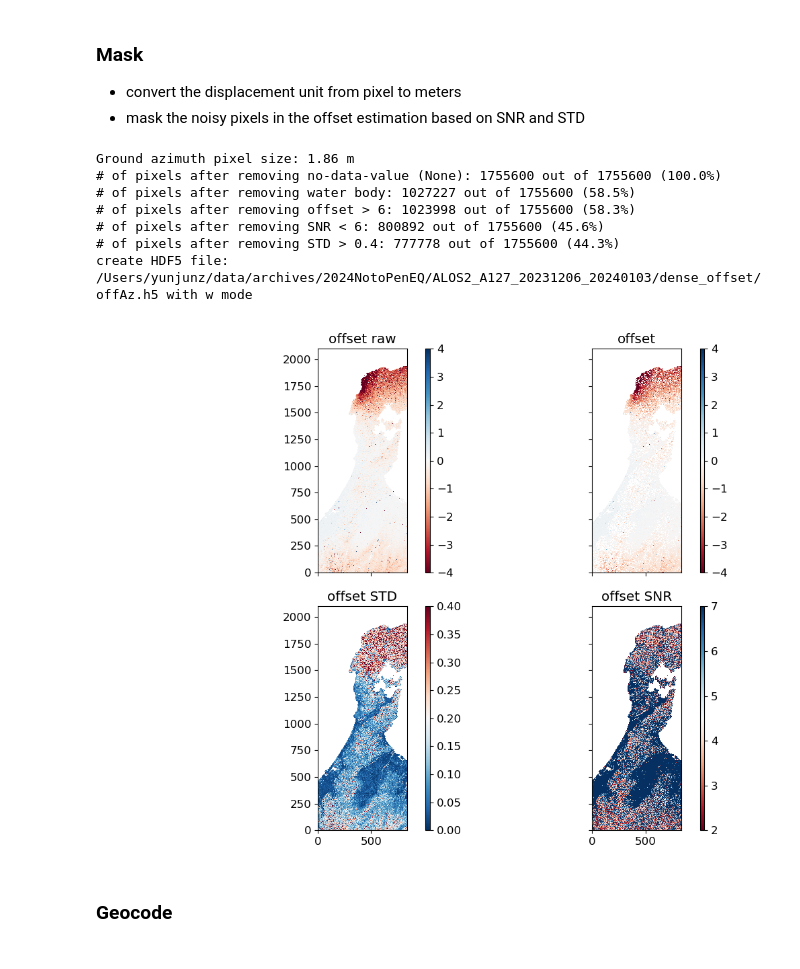
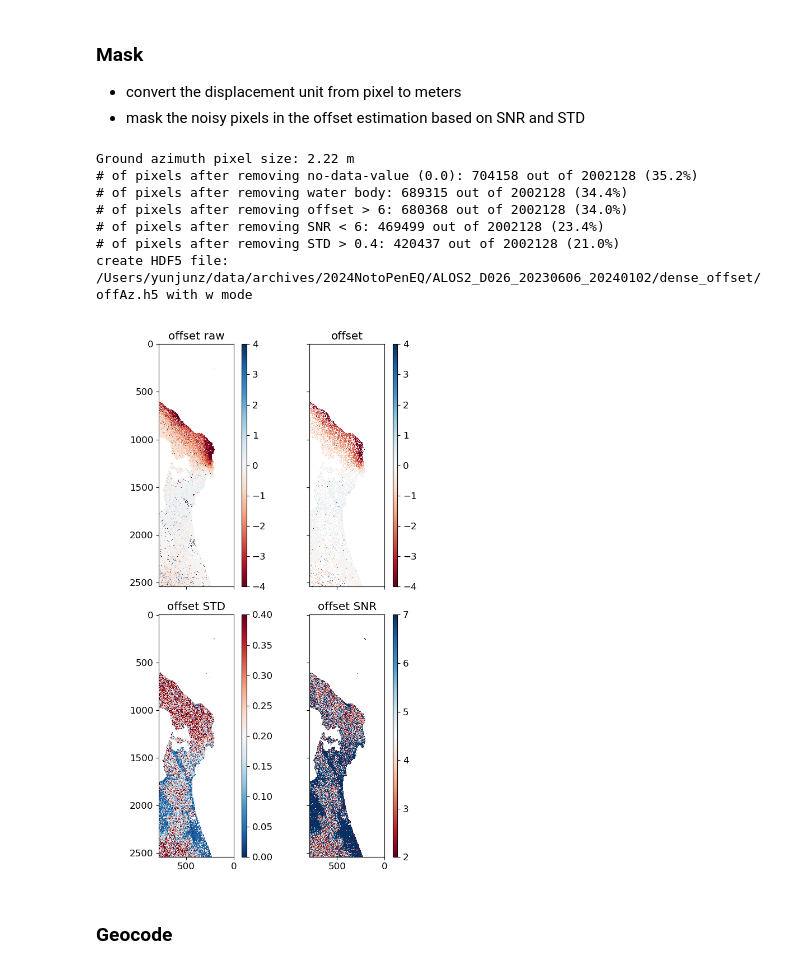
Before and after one commit to yunjunz/2024-Noto-EQ, a Jupyter notebook: prep_alos2_off.ipynb, the cells around one changed output. Saved outputs shown, nothing was run; the diff lists cells and outputs as text; code cells hidden in the pictures.

```diff
--- a/prep_alos2_off.ipynb
+++ b/prep_alos2_off.ipynb
@@ -50,6 +52,10 @@ Go to directory: /Users/yunjunz/data/archives/2024NotoPenEQ/ALOS2_A127_20231206_
 config = {
     'ALOS2_A127_20231206_20240103_RG': {'x_step':32, 'y_step':32, 'max_off':5, 'min_snr':5, 'max_std':0.5},
     'ALOS2_A127_20231206_20240103_AZ': {'x_step':32, 'y_step':32, 'max_off':6, 'min_snr':6, 'max_std':0.4},
+    'ALOS2_D026_20230606_20240102_RG': {'x_step':32, 'y_step':32, 'max_off':5, 'min_snr':5, 'max_std':0.4},
+    'ALOS2_D026_20230606_20240102_AZ': {'x_step':32, 'y_step':32, 'max_off':6, 'min_snr':6, 'max_std':0.4},
+    'ALOS2_A121_20220926_20240101_RG': {'x_step':32, 'y_step':32, 'max_off':5, 'min_snr':5, 'max_std':0.4},
+    'ALOS2_A121_20220926_20240101_AZ': {'x_step':32, 'y_step':32, 'max_off':6, 'min_snr':6, 'max_std':0.4},
 }[ds_name]
 # %%
 # utils functions
@@ -127,5 +130,0 @@ warm up utils functions.
-# %%
-ds_name = 'ALOS2_A121_20220926_20240101'
-date1, date2 = ptime.yymmdd(ds_name.split('_')[-2:])
-off_file = os.path.join(data_dir, ds_name, f'dense_offset/{date1}-{date2}_denseoffset.off')
-view.main(f'{off_file} -v -2 2 --flip-lr --flip-ud --sub-y 550 1050 --zero-mask --noverbose --save'.split())
@@ -135,5 +130,0 @@ view.py /Users/yunjunz/data/archives/2024NotoPenEQ/ALOS2_A121_20220926_20240101/
-# %%
-ds_name = 'ALOS2_D026_20230606_20240102'
-date1, date2 = ptime.yymmdd(ds_name.split('_')[-2:])
-off_file = os.path.join(data_dir, ds_name, f'dense_offset/{date1}-{date2}_denseoffset.off')
-view.main(f'{off_file} -v -3 3 --sub-y 550 1700 --zero-mask --noverbose --save'.split())
@@ -143,5 +130,0 @@ view.py /Users/yunjunz/data/archives/2024NotoPenEQ/ALOS2_D026_20230606_20240102/
-# %%
-ds_name = 'ALOS2_A127_20231206_20240103'
-date1, date2 = ptime.yymmdd(ds_name.split('_')[-2:])
-off_file = os.path.join(data_dir, ds_name, f'dense_offset/{date1}-{date2}_denseoffset.off')
-view.main(f'{off_file} -v -3 3 --sub-y 900 2000 --flip-ud --zero-mask --noverbose --save '.split())
@@ -260,31 +220,31 @@ time used: 00 mins 3.9 secs.
 # %%
 off, off_std, off_snr = read_offset(meta, off_file, cov_file, snr_file)
 off, off_std, off_snr, off_raw = mask_offset(off, off_std, off_snr, config)
 
 # write to one HDF5 files
 meta['FILE_TYPE'] = 'displacement'
 meta['ORBIT_DIRECTION'] = 'ASCENDING' if ds_name.split('_')[1].startswith('A') else 'DESCENDING'
 if redo or not os.path.isfile(rdr_file):
     ds_dict      = {'displacement' : np.array(off, dtype=np.float32), 'displacementStd' : np.array(off_std, dtype=np.float32)}
     ds_unit_dict = {'displacement' : 'm', 'displacementStd' : 'm'}
     writefile.write(ds_dict, out_file=rdr_file, metadata=meta, ds_unit_dict=ds_unit_dict, compression='lzf', print_msg=False)
 
 # plot
 %matplotlib widget
-fig, axs = plt.subplots(nrows=2, ncols=2, figsize=[10, 8], sharex=True, sharey=True)
+fig, axs = plt.subplots(nrows=2, ncols=2, figsize=[6, 10], sharex=True, sharey=True)
 for ax, data, [vmin, vmax], cmap, title in zip(axs.flatten(), [off_raw, off, off_std, off_snr], [[-4, 4], [-4, 4], [0, config['max_std']], [2, config['min_snr']+1]], ['RdBu', 'RdBu', 'RdBu_r', 'RdBu'], ['offset raw', 'offset', 'offset STD', 'offset SNR']):
     im = ax.imshow(data, cmap=cmap, vmin=vmin, vmax=vmax, interpolation='nearest'); fig.colorbar(im, ax=ax, aspect=50); pp.auto_flip_direction(meta, ax, print_msg=False); ax.set_title(title)
 fig.tight_layout()
 plt.show()
 # %% [output]
-Ground azimuth pixel size: 1.86 m
-# of pixels after removing no-data-value (None): 1755600 out of 1755600 (100.0%)
-# of pixels after removing water body: 1027227 out of 1755600 (58.5%)
-# of pixels after removing offset > 6: 1023998 out of 1755600 (58.3%)
-# of pixels after removing SNR < 6: 800892 out of 1755600 (45.6%)
-# of pixels after removing STD > 0.4: 777778 out of 1755600 (44.3%)
-create HDF5 file: /Users/yunjunz/data/archives/2024NotoPenEQ/ALOS2_A127_20231206_20240103/dense_offset/offAz.h5 with w mode
+Ground azimuth pixel size: 2.22 m
+# of pixels after removing no-data-value (0.0): 704158 out of 2002128 (35.2%)
+# of pixels after removing water body: 689315 out of 2002128 (34.4%)
+# of pixels after removing offset > 6: 680368 out of 2002128 (34.0%)
+# of pixels after removing SNR < 6: 469499 out of 2002128 (23.4%)
+# of pixels after removing STD > 0.4: 420437 out of 2002128 (21.0%)
+create HDF5 file: /Users/yunjunz/data/archives/2024NotoPenEQ/ALOS2_D026_20230606_20240102/dense_offset/offAz.h5 with w mode
-[figure, old version]
+[figure, new version]
 # %% [markdown]
 ### Geocode
 # %%
```
Also changed, not shown: parts of 12 cells of this notebook.
